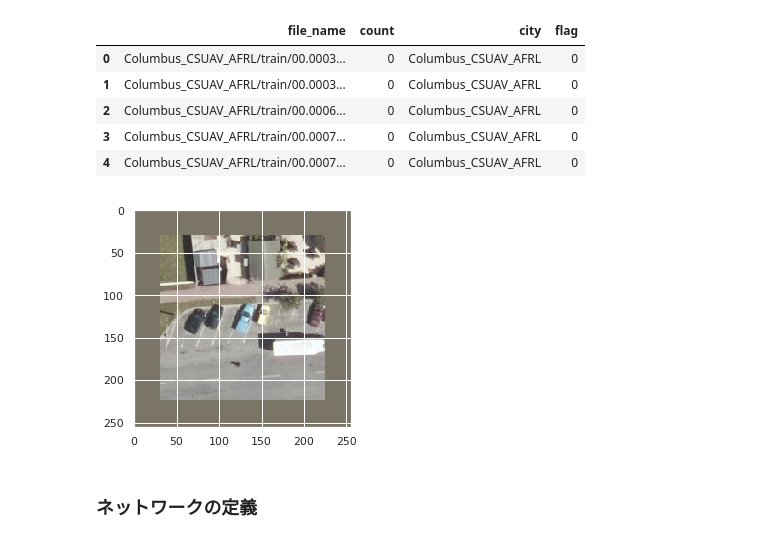
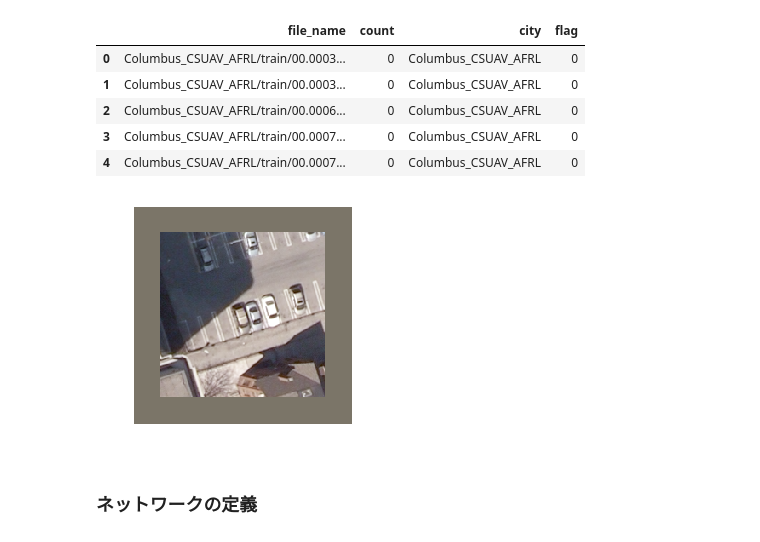
Before and after one commit to OkamotoTaiga/cowc, a Jupyter notebook: Classification/src/Grad-CAM.ipynb, the cells around one changed output. Saved outputs shown, nothing was run; the diff lists cells and outputs as text; code cells hidden in the pictures.

```diff
--- a/Classification/src/Grad-CAM.ipynb
+++ b/Classification/src/Grad-CAM.ipynb
@@ -118,18 +135,18 @@ df.head()
 | 3 | Columbus_CSUAV_AFRL/train/00.0007... | 0 | Columbus_CSUAV_AFRL | 0 |
 | 4 | Columbus_CSUAV_AFRL/train/00.0007... | 0 | Columbus_CSUAV_AFRL | 0 |
 # %%
-image_file_path = df.query('count==5 and flag==1')['file_name'].iloc[256]
+image_file_path = df.query('count==6 and flag==1')['file_name'].iloc[956]
 image_file_path = '../data/' + image_file_path
 
 transform = ImageTransform()
 img = Image.open(image_file_path)
 image = transform(img, phase='val').unsqueeze(0)
 
 plt.imshow(img)
-#plt.axis('off')
+plt.axis('off')
 plt.show()
 # %% [output]
-[figure, old version]
+[figure, new version]
 # %% [markdown]
 ### ネットワークの定義
 # %%
```
Also changed, not shown: parts of 4 cells of this notebook.
